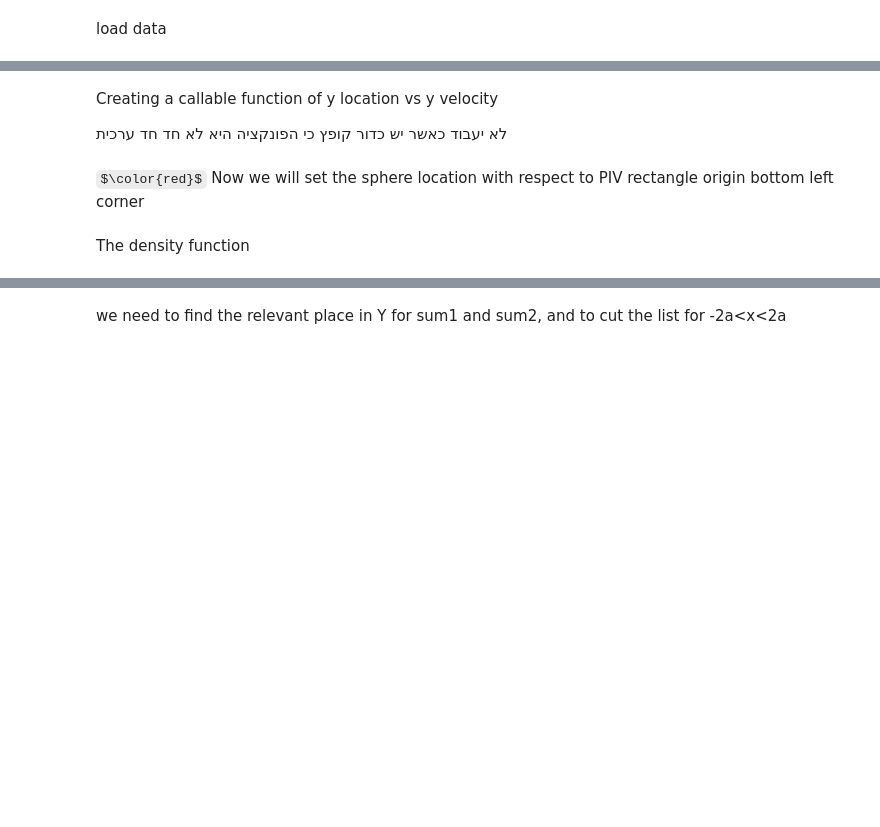
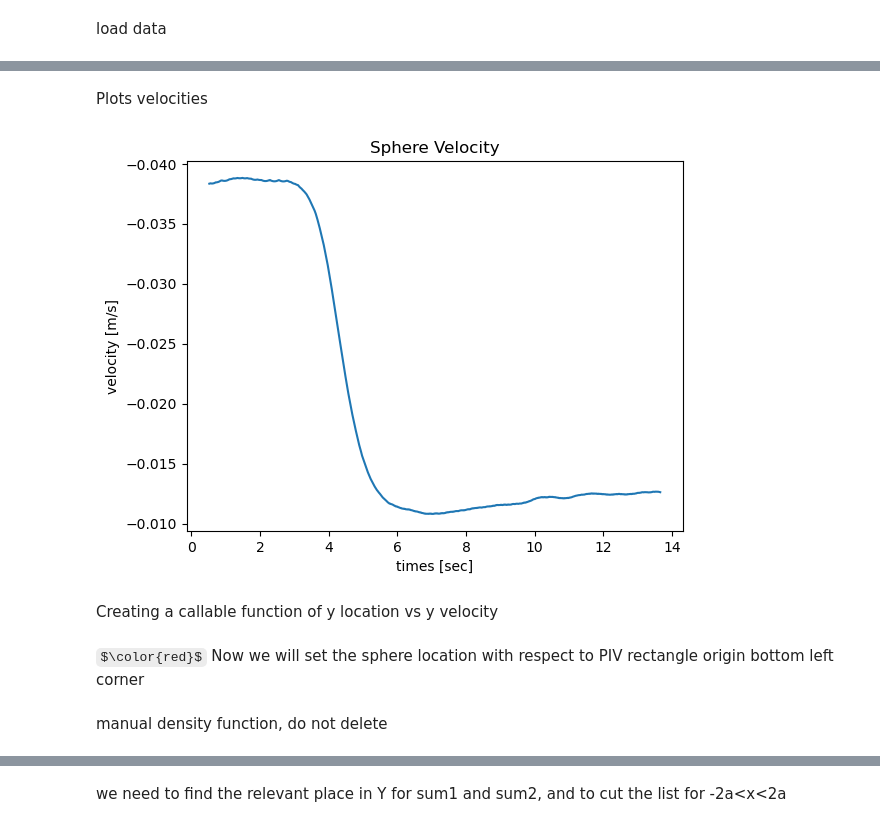
Before and after one commit to Morten10/PIV-analysis, a Jupyter notebook: Moving_control_volume.ipynb, the cells around one changed output, grey strips where cells are left out. Cells and saved outputs as stored; diff of their text form; code cells hidden in the pictures; some formulas as TeX source; blank space fills up the shorter version.

```diff
--- a/Moving_control_volume.ipynb
+++ b/Moving_control_volume.ipynb
@@ -16,14 +19,31 @@ import matplotlib.pyplot as plt
+# %%
+def read_text_from_file(filename):
+    """
+    Reads text from a file.
+
+    Args:
+        filename (str): The name of the file to read from.
+
+    Returns:
+        str: The text read from the file.
+    """
+    with open(filename, 'r') as file:
+        text = file.read()
+    return text
 # %% [markdown]
 load data
 # %%
+the_big_pickle_path = r'C:\Users\Morten\OneDrive - mail.tau.ac.il\Thesis\Shared Folder\Excel Files\The Big Pickle.pkl'
 parent_folder = os.path.dirname(os.getcwd()) #on notebok only. in .py file its different
-save_folder = os.path.join(parent_folder, 'output', 'Multy')
-pic_folder = os.path.join(parent_folder, 'Picture', 'alot')
+save_folder = os.path.join(parent_folder, 'output')
+# save_folder = Mf.select_directory()
+
+save_folder_multy = os.path.join(save_folder, 'Multy')
 
 multy_cut_image = 'multy_cut_image'
 if from_masked:
     multy_cut_image = multy_cut_image+ '_masked'
-multy_cut_image_folder = os.path.join(save_folder, multy_cut_image)
+multy_cut_image_folder = os.path.join(save_folder_multy, multy_cut_image)
 
 
 name_of_file_PTV = 'data_from_PTV.pkl'
@@ -32,5 +52,9 @@ if from_masked:
     name_of_file_PIV = name_of_file_PIV[:-4] + '_Mask.pkl'
 
 
-sphere_location_absolute, PIV_origin_location, Selected_area_for_PIV, scaling_factor, object_range, sphere_diameter, sphere_location_relative, origin = Mf.load_pickle(os.path.join(save_folder, name_of_file_PIV))
-sphere_location_meter_PTV, velocitys_meter_PTV = Mf.load_pickle(os.path.join(save_folder, name_of_file_PTV))
+Experiment_Id = read_text_from_file(os.path.join(save_folder, 'Experiment Id.txt'))
+current_data =  Mf.load_pickle(the_big_pickle_path)[Experiment_Id]
+# print(current_data.keys())
+
+y_location_meter_cutted, y_times_cutted, y_velocity_meter_cutted = current_data['Vertical Location For Velocity [m] list'], current_data['Velocity Times [sec] list'], current_data['Velocity [m/s] list']
+sphere_location_absolute, PIV_origin_location, Selected_area_for_PIV, scaling_factor, object_range, sphere_location_relative, origin, clean_times = Mf.load_pickle(os.path.join(save_folder, name_of_file_PIV))
@@ -83,4 +85,20 @@ plt.show()
+# %% [markdown]
+Plots velocities
+# %%
+times_PTV = np.array(y_times_cutted)
+y_locations = np.array(y_location_meter_cutted)
+velocitys_meter_PTV = np.array(y_velocity_meter_cutted)
+
+
+
+
+plt.plot(times_PTV, velocitys_meter_PTV, label='Sphere Velocity')
+plt.xlabel('times [sec]')
+plt.ylabel('velocity [m/s]')
+plt.title("Sphere Velocity")
+plt.gca().invert_yaxis()
+plt.show()
+# %% [output]
+[figure, added]
 # %% [markdown]
 Creating a callable function of y location vs y velocity
-
-לא יעבוד כאשר יש כדור קופץ כי הפונקציה היא לא חד חד ערכית
@@ -99,3 +118,3 @@ sphere_location_pixel = np.array(sphere_location_relativ_to_piv)*scaling_factor
-# %% [markdown]
-The density function
+# %% [markdown]
+manual density function, do not delete
 # %%
```
Also changed, not shown: parts of 34 cells of this notebook, 3 other files.
